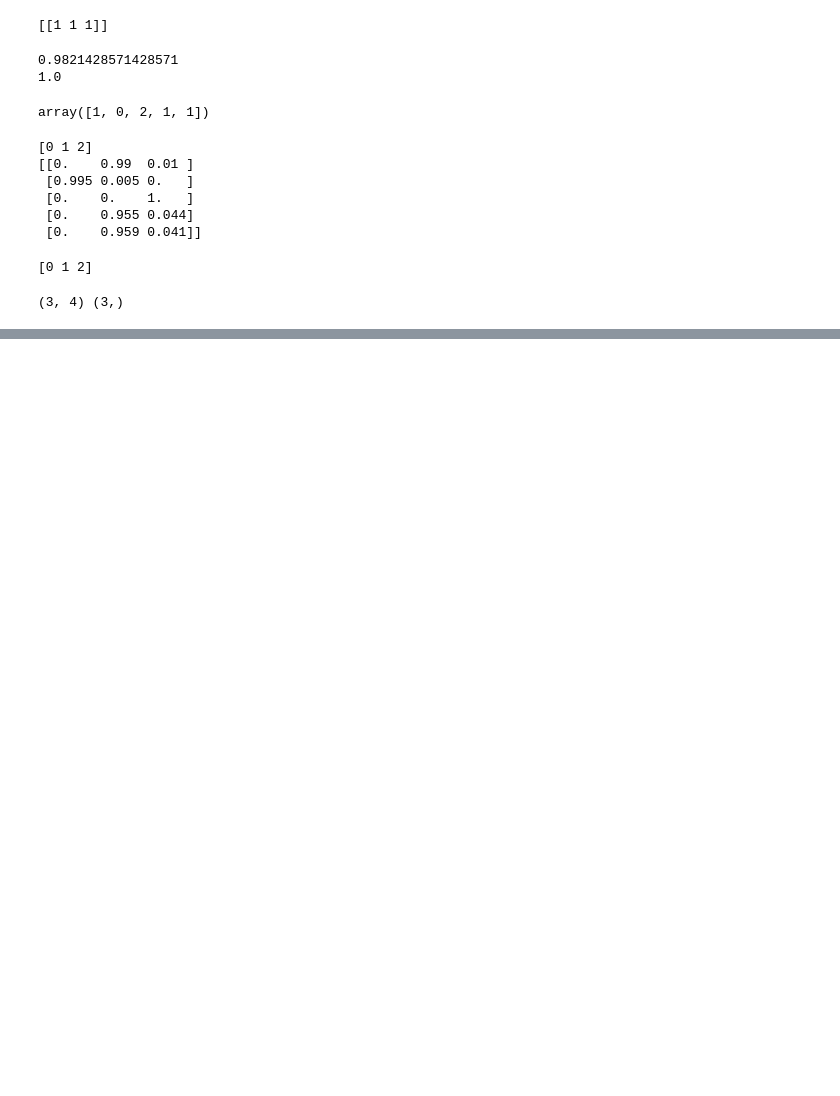
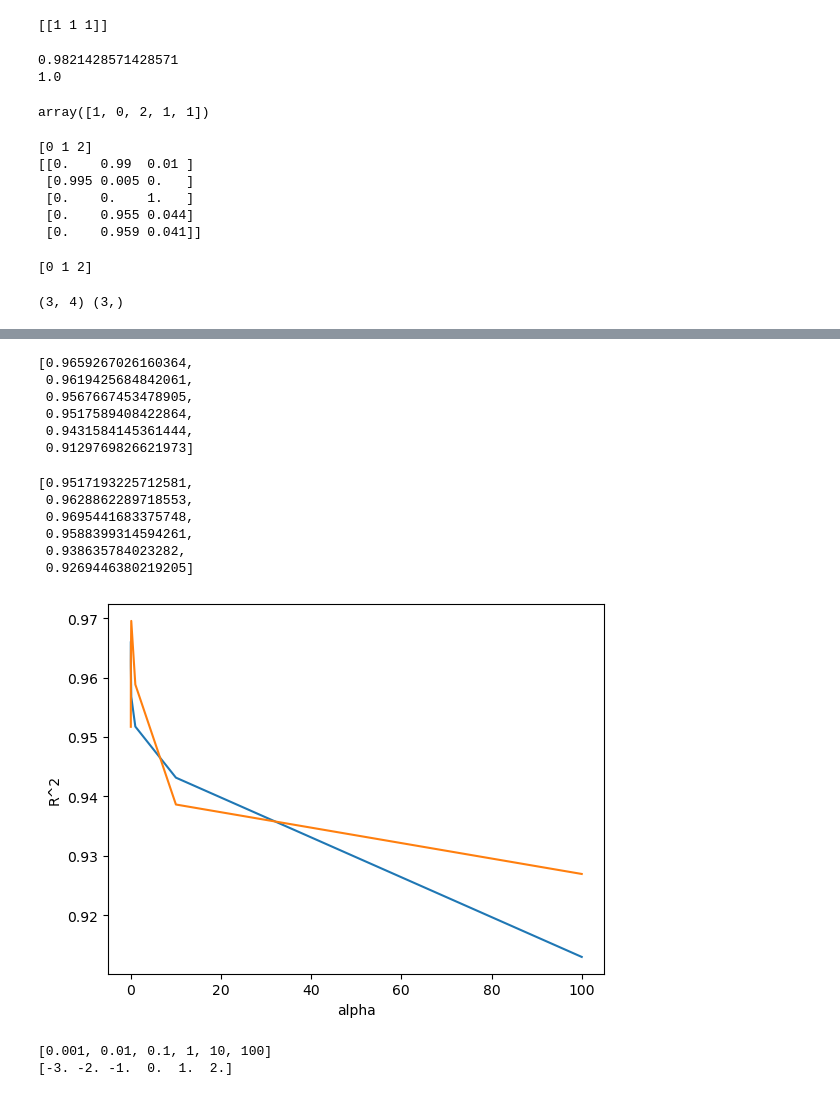
Before and after one commit to Worldofgentleken/ds_study, a Jupyter notebook: source_code/01. ML Iris prac.ipynb, the cells around one changed output, grey strips where cells are left out. Drawn from its saved outputs; the diff is of its cells as text; code cells hidden in the pictures; blank space fills up the shorter version.

```diff
--- a/source_code/01. ML Iris prac.ipynb
+++ b/source_code/01. ML Iris prac.ipynb
@@ -513,0 +701,5 @@ print(lr.coef_.shape, lr.intercept_.shape)
+# %%
+from sklearn.linear_model import LinearRegression
+
+lr = LinearRegression()
+lr.fit(train_scaled, y_train)
@@ -513,0 +714,5 @@ print(lr.coef_.shape, lr.intercept_.shape)
+# %%
+lr = LinearRegression()
+lr.fit(X_train, y_train)
+print(lr.score(X_train, y_train))
+print(lr.score(X_test, y_test))
@@ -513,0 +742,7 @@ print(lr.coef_.shape, lr.intercept_.shape)
+# %%
+from sklearn.linear_model import Ridge
+
+ridge = Ridge()
+ridge.fit(train_scaled, y_train)
+print(ridge.score(train_scaled, y_train))
+print(ridge.score(test_scaled, y_test))
@@ -513,0 +808,48 @@ print(lr.coef_.shape, lr.intercept_.shape)
+# %%
+import matplotlib.pyplot as plt
+
+train_score = []
+test_score = []
+alpha_list = [0.001, 0.01, 0.1, 1, 10, 100] # 적용해볼 alpha값 리스트
+for alpha in alpha_list:
+    # 릿지 모델 생성
+    ridge = Ridge(alpha=alpha)
+    # 릿지 모델 훈련
+    ridge.fit(train_scaled, y_train)
+    # 훈련 점수와 테스트 점수 저장
+    train_score.append(ridge.score(train_scaled, y_train))
+    test_score.append(ridge.score(test_scaled, y_test))
+# %%
+train_score
+# %% [output]
+[0.9659267026160364,
+ 0.9619425684842061,
+ 0.9567667453478905,
+ 0.9517589408422864,
+ 0.9431584145361444,
+ 0.9129769826621973]
+# %%
+test_score
+# %% [output]
+[0.9517193225712581,
+ 0.9628862289718553,
+ 0.9695441683375748,
+ 0.9588399314594261,
+ 0.938635784023282,
+ 0.9269446380219205]
+# %%
+plt.plot(alpha_list, train_score) # alpha리스트의 값이 작으므로 그래프 왼쪽이 너무 촘촘함
+plt.plot(alpha_list, test_score)
+
+plt.xlabel('alpha')
+plt.ylabel('R^2')
+
+plt.show()
+# %% [output]
+[figure, added]
+# %%
+print(alpha_list)
+print(np.log10(alpha_list))
+# %% [output]
+[0.001, 0.01, 0.1, 1, 10, 100]
+[-3. -2. -1.  0.  1.  2.]
```
Also changed, not shown: parts of 31 cells of this notebook.
